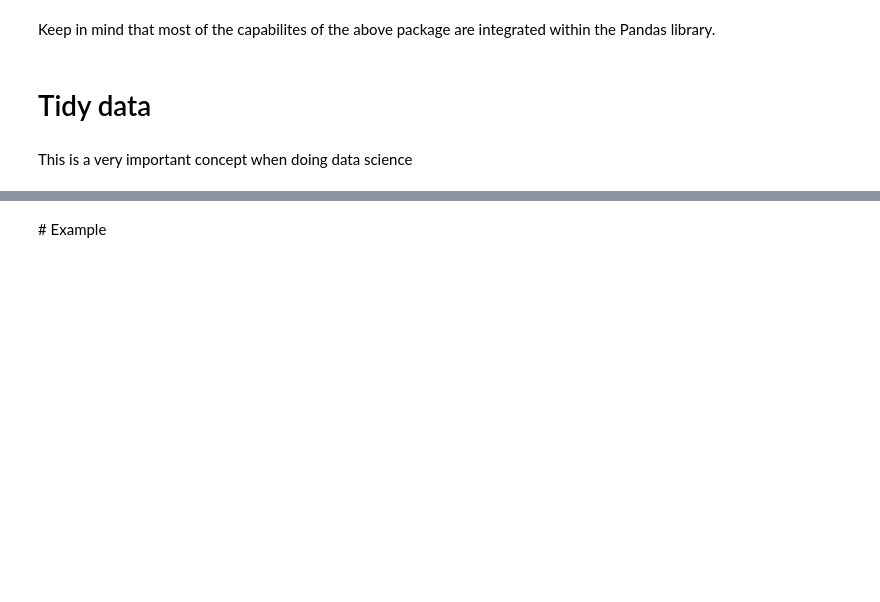
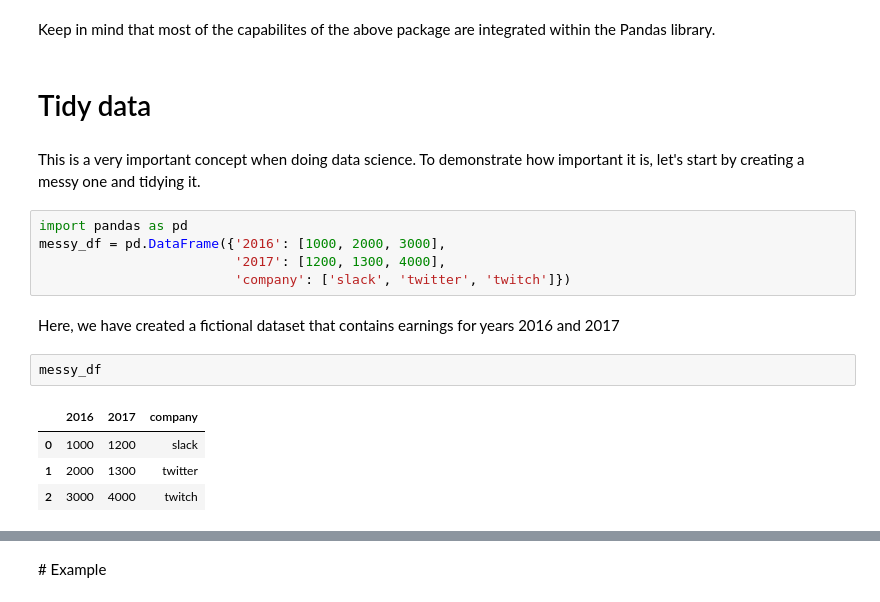
Before and after one commit to yassineAlouini/first-steps-data-science, a Jupyter notebook: first_steps_in_data_science.ipynb, the cells around one changed output, grey strips where cells are left out. Cells and saved outputs as stored; diff of their text form; blank space fills up the shorter version.

```diff
--- a/first_steps_in_data_science.ipynb
+++ b/first_steps_in_data_science.ipynb
@@ -34,4 +42,18 @@ Keep in mind that most of the capabilites of the above package are integrated wi
 # %% [markdown]
 # Tidy data
 # %% [markdown]
-This is a very important concept when doing data science
+This is a very important concept when doing data science. To demonstrate how important it is, let's start by creating a messy one and tidying it.
+# %%
+import pandas as pd
+messy_df = pd.DataFrame({'2016': [1000, 2000, 3000],
+                         '2017': [1200, 1300, 4000],
+                         'company': ['slack', 'twitter', 'twitch']})
+# %% [markdown]
+Here, we have created a fictional dataset that contains earnings for years 2016 and 2017
+# %%
+messy_df
+# %% [output]
+|  | 2016 | 2017 | company |
+| 0 | 1000 | 1200 | slack |
+| 1 | 2000 | 1300 | twitter |
+| 2 | 3000 | 4000 | twitch |
```
Also changed, not shown: parts of 16 cells of this notebook, 3 other files.
